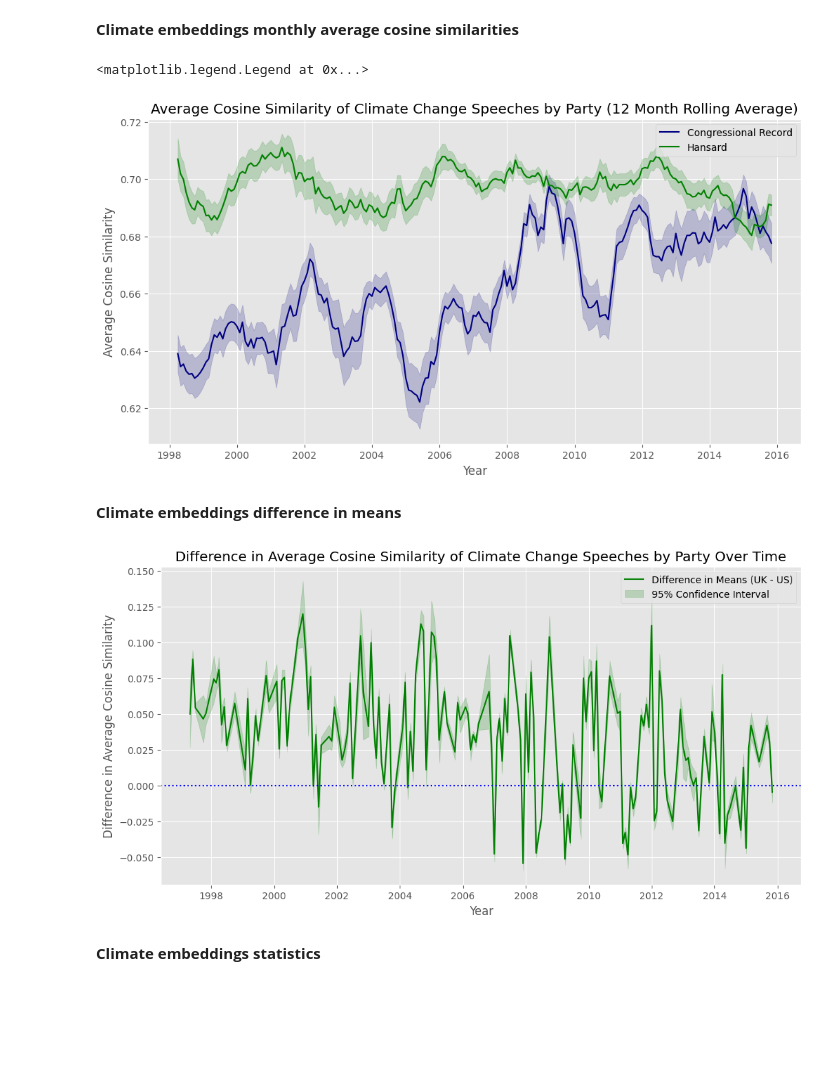
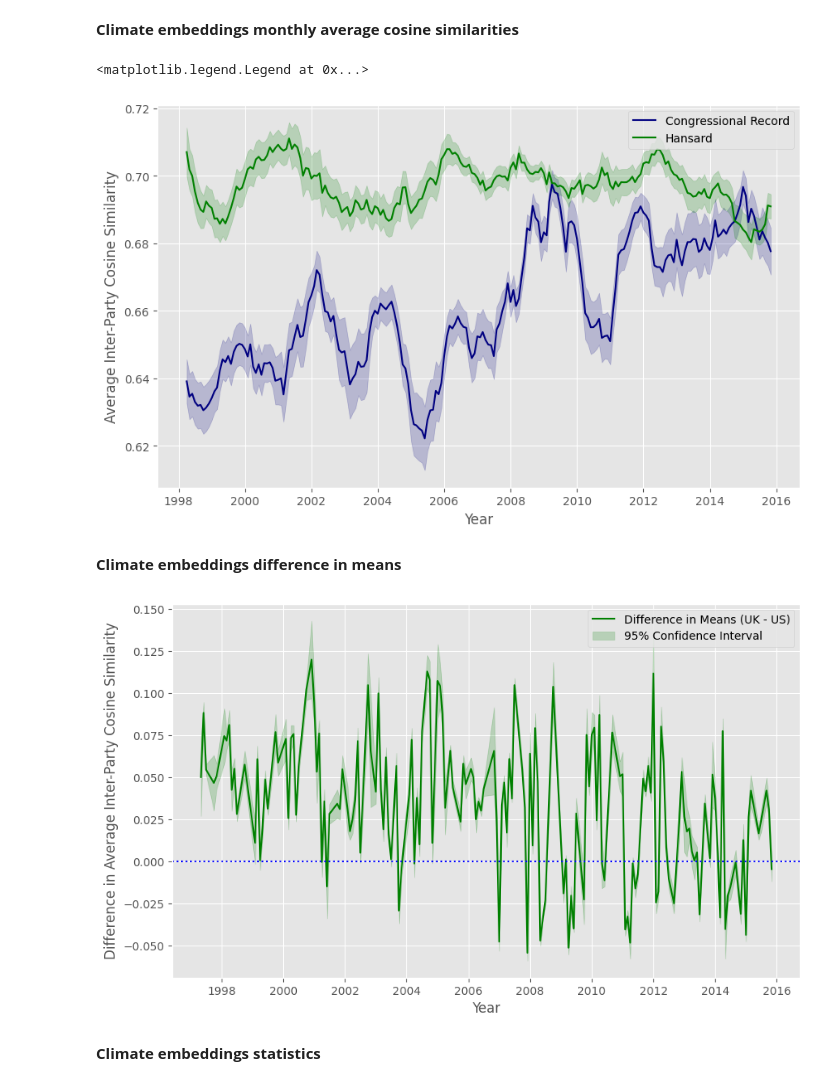
Before and after one commit to felixwallis/pir-dissertation, a Jupyter notebook: source/analysis/word_embeddings_analysis.ipynb, the cells around one changed output. Saved outputs shown, nothing was run; the diff lists cells and outputs as text; code cells hidden in the pictures; blank space fills up the shorter version.

```diff
--- a/source/analysis/word_embeddings_analysis.ipynb
+++ b/source/analysis/word_embeddings_analysis.ipynb
@@ -459,56 +459,60 @@ monthly_similarities.to_csv(
 # %%
 climate_monthly_similarities = pd.read_csv(
     DATA_PATH + 'climate_monthly_similarities.csv')
-
 climate_monthly_similarities.index = pd.PeriodIndex(
     climate_monthly_similarities['year_month'], freq='M')
 
 # Interpolate missing values for plotting
 interpolated_climate_monthly_similarities = climate_monthly_similarities.interpolate(
     method='time').dropna()
 
 # Window for rolling average
 widow = 12
 
-plt.figure(figsize=(12, 6))
+plt.figure(figsize=(10, 6))
 plt.plot(interpolated_climate_monthly_similarities.index.to_timestamp(), interpolated_climate_monthly_similarities['climate_congressional_record_average_similarity'].rolling(
     window=widow).mean(), label='Congressional Record', color='navy')
 plt.fill_between(interpolated_climate_monthly_similarities.index.to_timestamp(), interpolated_climate_monthly_similarities['climate_congressional_record_lower_bound'].rolling(
     window=widow).mean(), interpolated_climate_monthly_similarities['climate_congressional_record_upper_bound'].rolling(window=widow).mean(), alpha=0.2, color='navy')
 
 plt.plot(interpolated_climate_monthly_similarities.index.to_timestamp(), interpolated_climate_monthly_similarities['climate_hansard_average_similarity'].rolling(
     window=widow).mean(), label='Hansard', color='green')
 plt.fill_between(interpolated_climate_monthly_similarities.index.to_timestamp(), interpolated_climate_monthly_similarities['climate_hansard_lower_bound'].rolling(
     window=widow).mean(), interpolated_climate_monthly_similarities['climate_hansard_upper_bound'].rolling(window=widow).mean(), alpha=0.2, color='green')
 
-plt.title('Average Cosine Similarity of Climate Change Speeches by Party (12 Month Rolling Average)')
+# plt.title('Average Cosine Similarity of Climate Change Speeches by Party (12 Month Rolling Average)')
 plt.xlabel('Year')
-plt.ylabel('Average Cosine Similarity')
+plt.ylabel('Average Inter-Party Cosine Similarity')
 plt.legend()
 # %% [output]
 <matplotlib.legend.Legend at 0x...>
-[figure, old version]
+[figure, new version]
 # %% [markdown]
 **Climate embeddings difference in means**
 # %%
+climate_monthly_similarities = pd.read_csv(
+    DATA_PATH + 'climate_monthly_similarities.csv')
+climate_monthly_similarities.index = pd.PeriodIndex(
+    climate_monthly_similarities['year_month'], freq='M')
+
 # Interpolate missing values for plotting
 interpolated_climate_monthly_similarities = climate_monthly_similarities.interpolate(
     method='time').dropna()
 
-plt.figure(figsize=(12, 6))
+plt.figure(figsize=(10, 6))
 plt.plot(interpolated_climate_monthly_similarities.index.to_timestamp(
 ), interpolated_climate_monthly_similarities['difference_in_means'], label='Difference in Means (UK - US)', color='green')
 plt.fill_between(interpolated_climate_monthly_similarities.index.to_timestamp(),
                  interpolated_climate_monthly_similarities['lower_bound_diff'],
                  interpolated_climate_monthly_similarities['upper_bound_diff'], color='green', alpha=0.2, label='95% Confidence Interval')
 plt.axhline(0, color='blue', linestyle='dotted')
-plt.title('Difference in Average Cosine Similarity of Climate Change Speeches by Party Over Time')
+# plt.title('Difference in Average Cosine Similarity of Climate Change Speeches by Party Over Time')
 plt.xlabel('Year')
-plt.ylabel('Difference in Average Cosine Similarity')
+plt.ylabel('Difference in Average Inter-Party Cosine Similarity')
 plt.legend()
 plt.show()
 # %% [output]
-[figure, old version]
+[figure, new version]
 # %% [markdown]
 **Climate embeddings statistics**
 # %%
```
Also changed, not shown: parts of 1 cell of this notebook, 10 other files.
